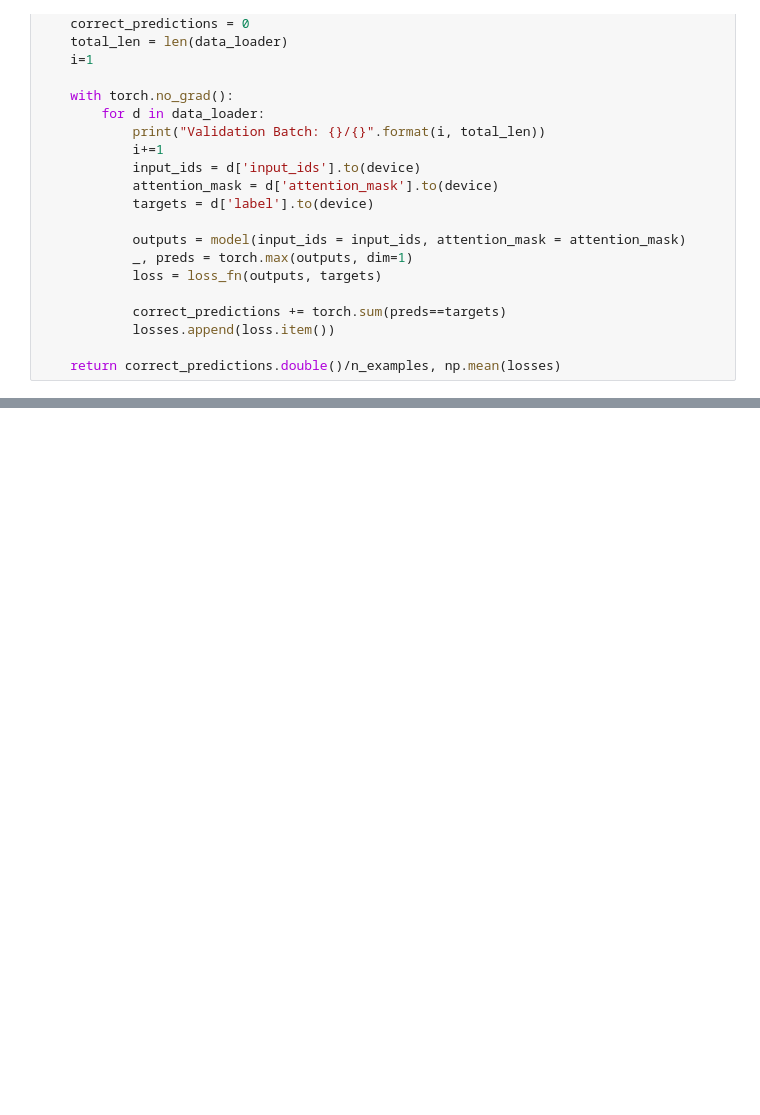
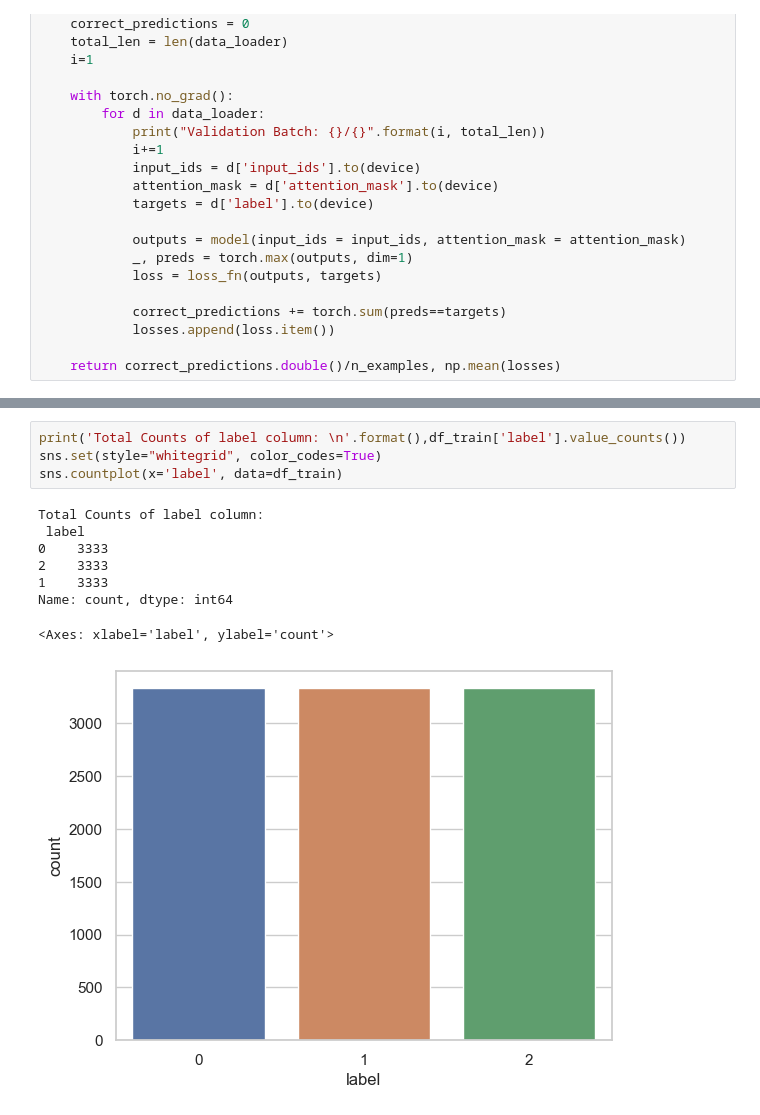
Before and after one commit to Nazia-Karim-Khan-Oishee/GitHub-Issue-Taxonomy, a Jupyter notebook: Code/notebook/model_training.ipynb, the cells around one changed output, grey strips where cells are left out. Drawn from its saved outputs; the diff is of its cells as text; blank space fills up the shorter version.

```diff
--- a/Code/notebook/model_training.ipynb
+++ b/Code/notebook/model_training.ipynb
@@ -355,0 +415,13 @@ tensor(1., device='cuda:0', dtype=torch.float64)
+# %%
+print('Total Counts of label column: \n'.format(),df_train['label'].value_counts())
+sns.set(style="whitegrid", color_codes=True)
+sns.countplot(x='label', data=df_train)
+# %% [output]
+Total Counts of label column:
+ label
+0    3333
+2    3333
+1    3333
+Name: count, dtype: int64
+<Axes: xlabel='label', ylabel='count'>
+[figure, added]
```
Also changed, not shown: parts of 13 cells of this notebook.
